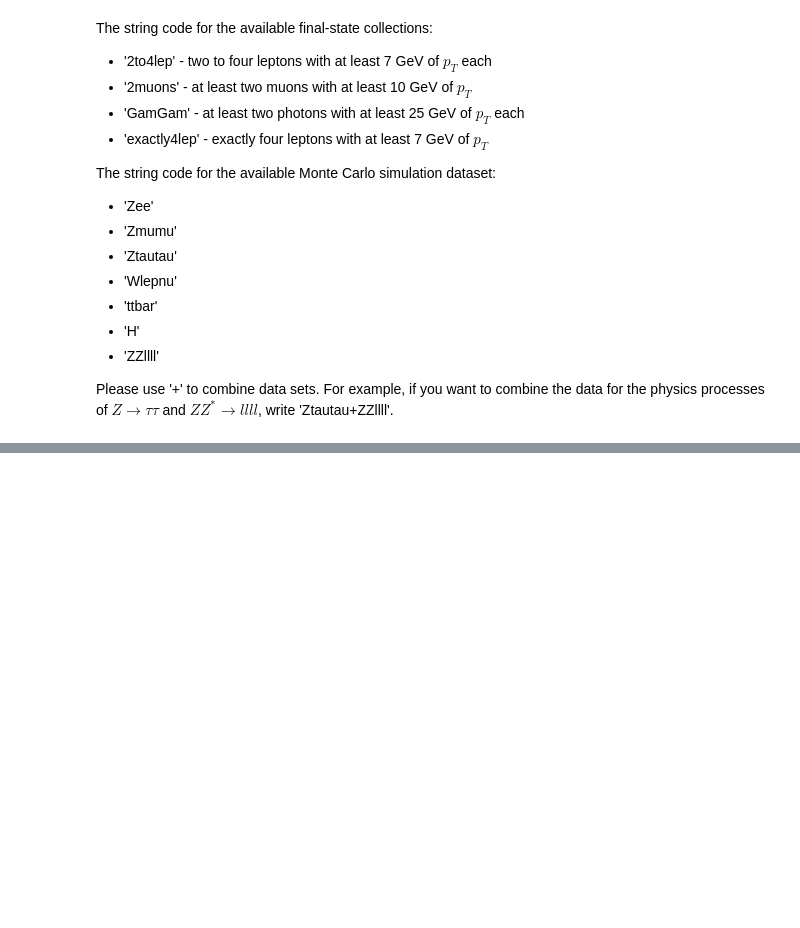
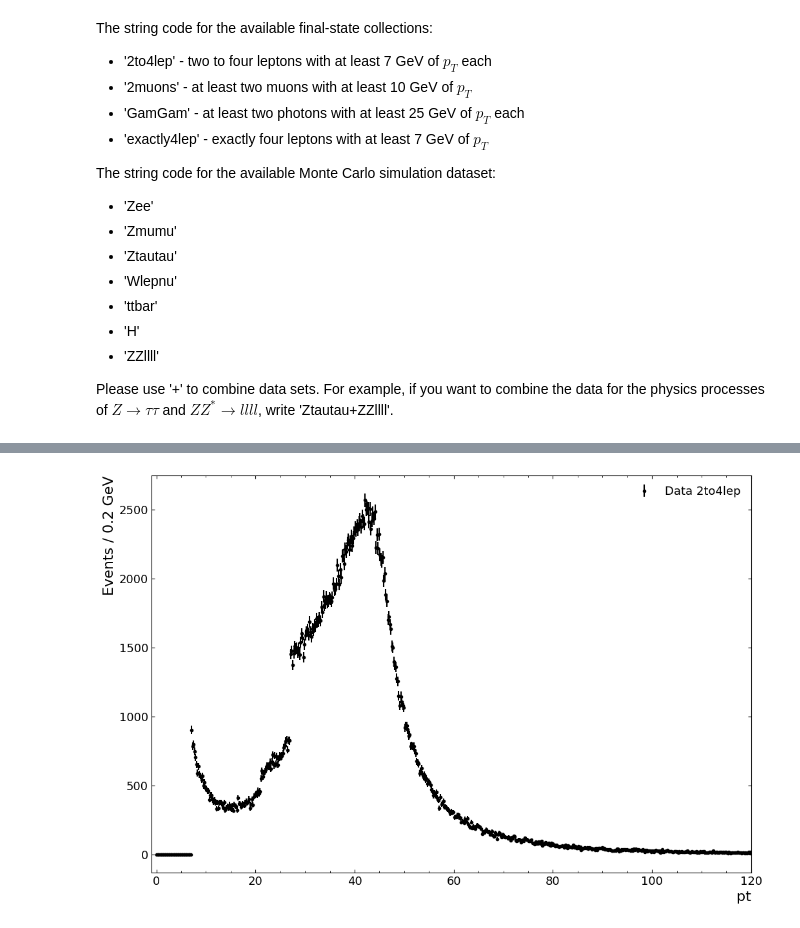
Before and after one commit to eudorayxy/intern-atlas-test, a Jupyter notebook: Yooooooooo/YouCanDoIt.ipynb, the cells around one changed output, grey strips where cells are left out. Saved outputs shown, nothing was run; the diff lists cells and outputs as text; code cells hidden in the pictures; blank space fills up the shorter version.

```diff
--- a/Yooooooooo/YouCanDoIt.ipynb
+++ b/Yooooooooo/YouCanDoIt.ipynb
@@ -207,0 +237,7 @@ fig, ax = plot_histogram(all_data, 'mass',
+# %%
+fig, ax = plot_histogram(all_data, 'lep_pt', colors_input,
+                         xmin, xmax,
+                         step_size,
+                         'pt', scalar_variable=False, index=1,
+                         marker='.', label_fontsize=16, title='')
+# %% [output]
@@ -207,0 +245 @@ fig, ax = plot_histogram(all_data, 'mass',
+[figure, added]
```
Also changed, not shown: parts of 29 cells of this notebook.
